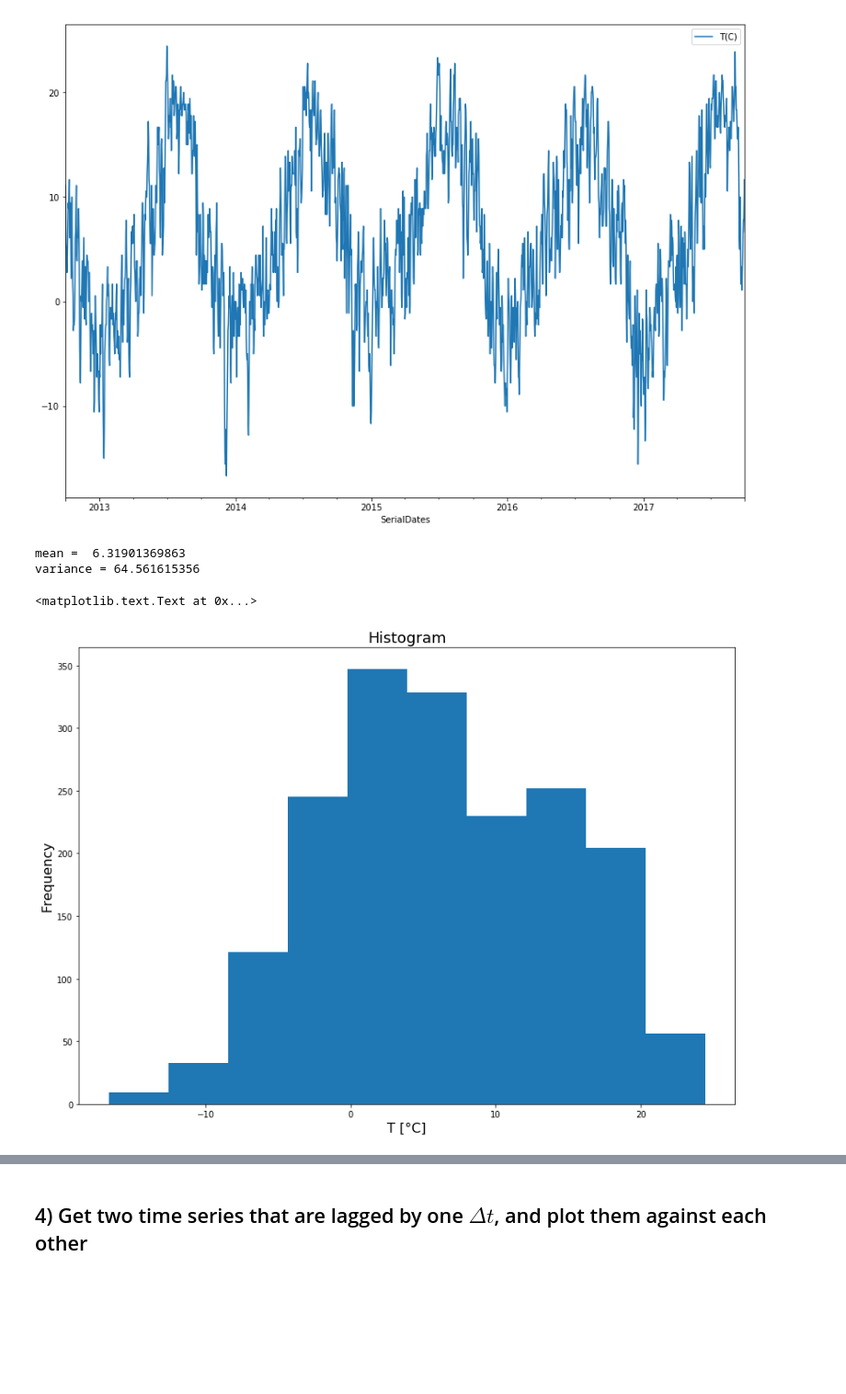
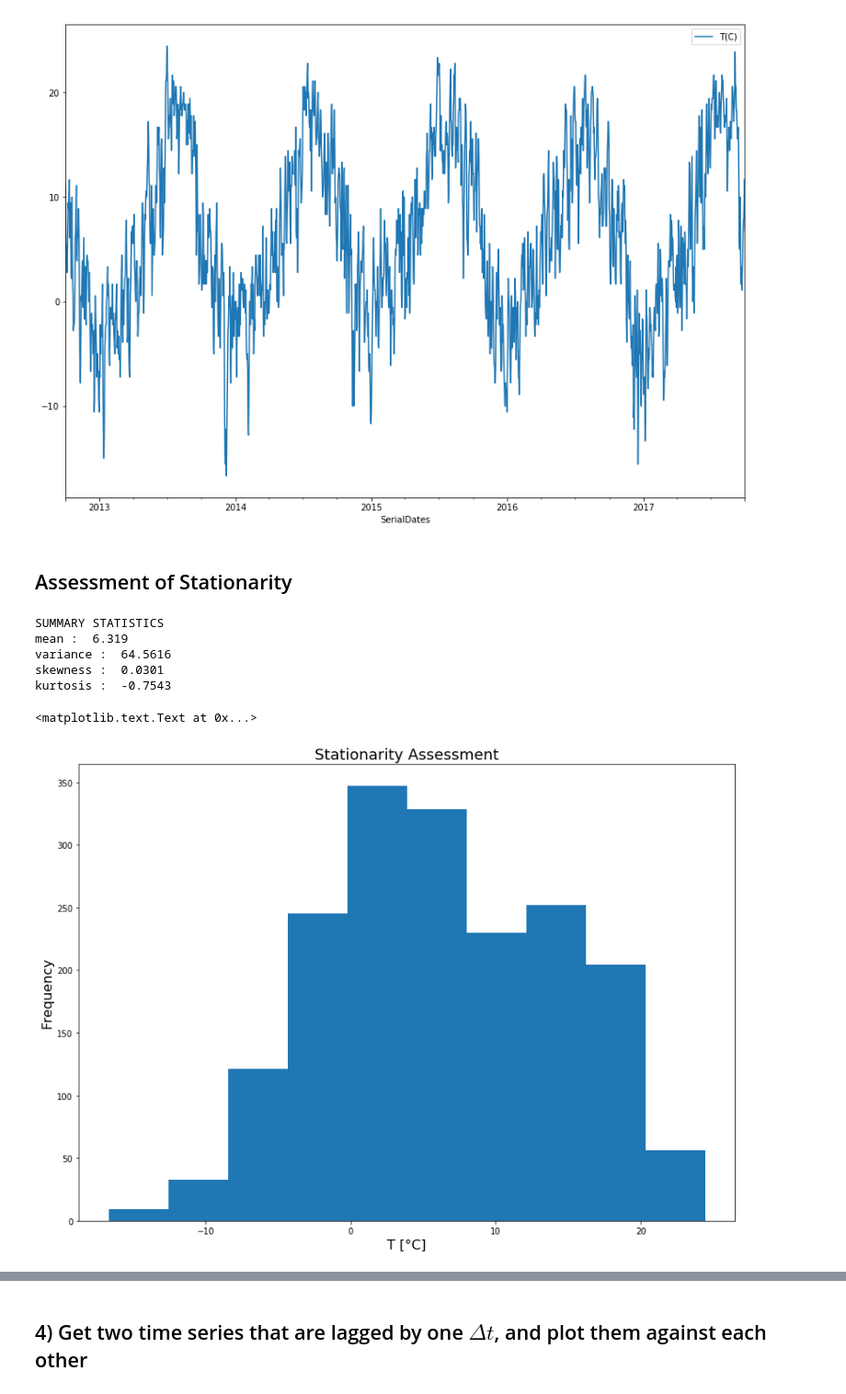
Before and after one commit to zakkhess/GEOS-518-Applied-Hydrologic-Modeling, a Jupyter notebook: LoadData_BB_AirT_analysis.ipynb, the cells around one changed output, grey strips where cells are left out. Shown: that part at 92% size. Cells and saved outputs as stored; diff of their text form; code cells hidden in the pictures; blank space fills up the shorter version.

```diff
--- a/LoadData_BB_AirT_analysis.ipynb
+++ b/LoadData_BB_AirT_analysis.ipynb
@@ -62,24 +65,29 @@ df.plot(x='SerialDates', y='T(C)',figsize=(14,10)) #plot df var. x-axis of date
 # %% [output]
 <matplotlib.axes._subplots.AxesSubplot at 0x...>
 [figure]
+# %% [markdown]
+## Assessment of Stationarity
 # %%
 #Get temp from dataframe
 T = df['T(C)'].values
 
-#Determine some basic statistics
-mean = np.mean(T)
-variance = np.var(T)
-
-print('mean = ', mean)
-print('variance =', variance)
+#Calculate basic statistics
+print('\033[4mSUMMARY STATISTICS\033[0m')
+print("mean : ", round(np.mean(T),4))
+print("variance : ", round(np.var(T),4))
+print("skewness : ", round(skew(T),4))
+print("kurtosis : ", round(kurtosis(T),4))
 
 plt.figure(figsize=(14,10))
 plt.hist(T)
-plt.title('Histogram',fontsize=18)
+plt.title('Stationarity Assessment',fontsize=18)
 plt.xlabel('T [\N{DEGREE SIGN}C]',fontsize=16)
 plt.ylabel('Frequency',fontsize=16)
 # %% [output]
-mean =  6.31901369863
-variance = 64.561615356
+SUMMARY STATISTICS
+mean :  6.319
+variance :  64.5616
+skewness :  0.0301
+kurtosis :  -0.7543
 <matplotlib.text.Text at 0x...>
-[figure, old version]
+[figure, new version]
```
Also changed, not shown: parts of 3 cells of this notebook.
